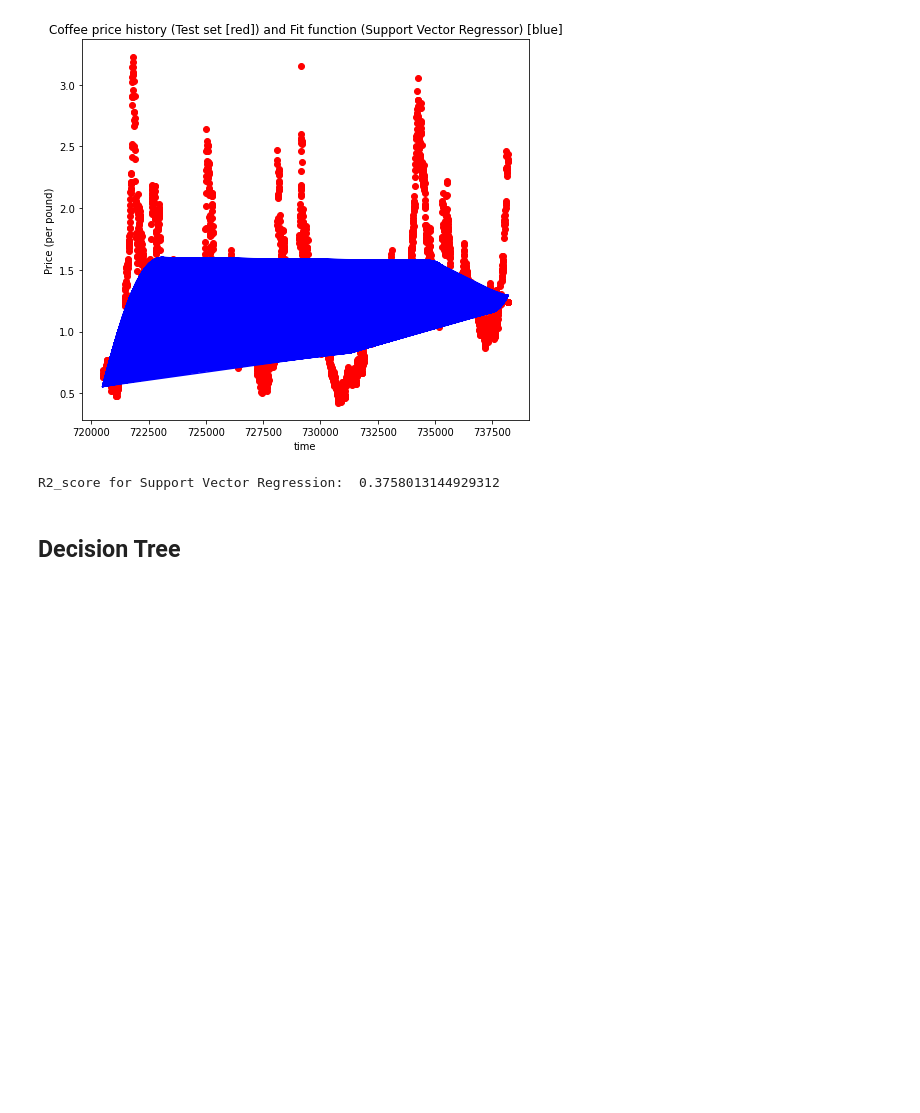
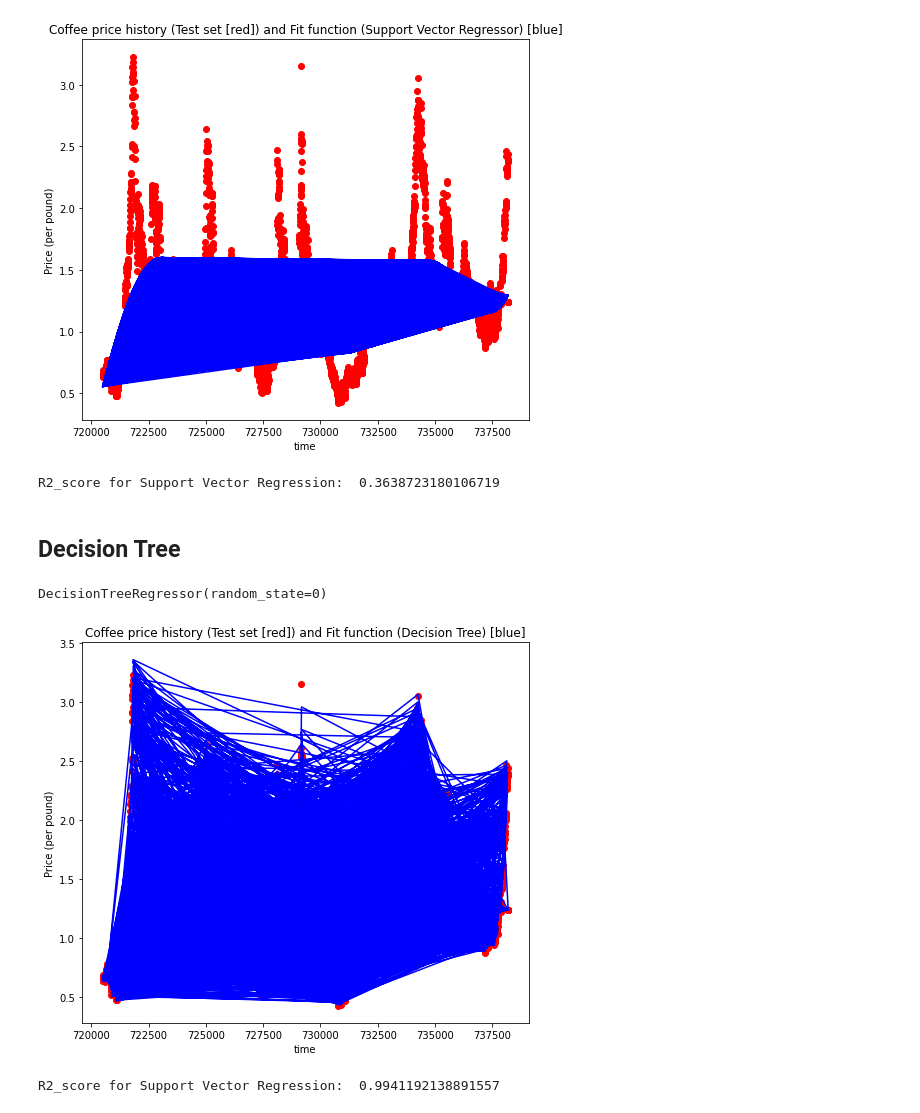
Before and after one commit to Pooya-Oladazimi/kaggle-codes, a Jupyter notebook: coffee_price_history/coffee-price.ipynb, the cells around one changed output. Cells and saved outputs as stored; diff of their text form; code cells hidden in the pictures; blank space fills up the shorter version.

Commit message:
added decision tree for coffee price

```diff
--- a/coffee_price_history/coffee-price.ipynb
+++ b/coffee_price_history/coffee-price.ipynb
@@ -172,9 +173,44 @@ plt.show()
 # %%
 # R2 core for Support Vector Regressor
 
+sc_x_test = StandardScaler()
+X_test = sc_x_test.fit_transform(X_test)
+sc_y_test = StandardScaler()
+y_test = sc_y_test.fit_transform(y_test)
 y_pred = svr_regressor.predict(X_test).reshape(-1, 1)
-print("R2_score for Support Vector Regression:  {}".format(r2_score(y_test, y_pred)) )
+print("R2_score for Support Vector Regression:  {}".format(r2_score(sc_y_test.inverse_transform(y_test), sc_y_test.inverse_transform(y_pred))) )
 # %% [output]
-R2_score for Support Vector Regression:  0.3758013144929312
+R2_score for Support Vector Regression:  0.3638723180106719
 # %% [markdown]
 ## Decision Tree
+# %%
+# split train and test
+
+X_train, X_test, y_train, y_test = train_test_split(X, Y, test_size=1/3, random_state=0)
+# %%
+# build the model
+
+dtree_regressor = DecisionTreeRegressor(random_state=0)
+dtree_regressor.fit(X_train, y_train)
+# %% [output]
+DecisionTreeRegressor(random_state=0)
+# %%
+# A glance at the data and fit function
+
+plt.figure(figsize=(8,7))
+plt.scatter(X_test, y_test, color="red")
+plt.plot(X_train, dtree_regressor.predict(X_train), color="blue")
+plt.title('Coffee price history (Test set [red]) and Fit function (Decision Tree) [blue]')
+plt.xlabel('time')
+plt.ylabel('Price (per pound)')
+plt.show()
+# %% [output]
+[figure, added]
+# %%
+# R2 score
+
+y_pred = dtree_regressor.predict(X_test)
+dtree_reg_r2 = r2_score(y_test, y_pred)
+print("R2_score for Support Vector Regression:  {}".format(dtree_reg_r2))
+# %% [output]
+R2_score for Support Vector Regression:  0.9941192138891557
```
Also changed, not shown: parts of 5 cells of this notebook.
